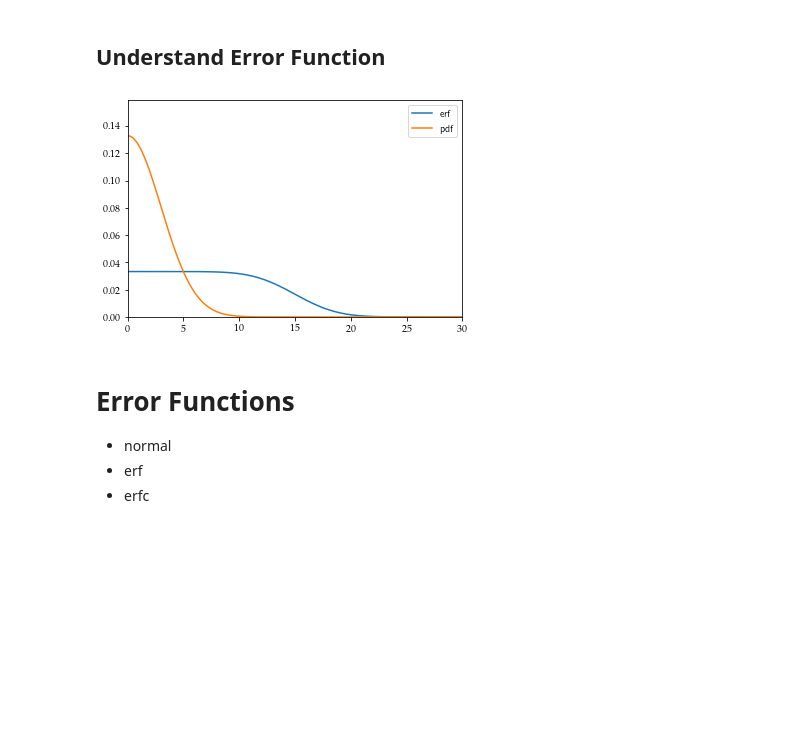
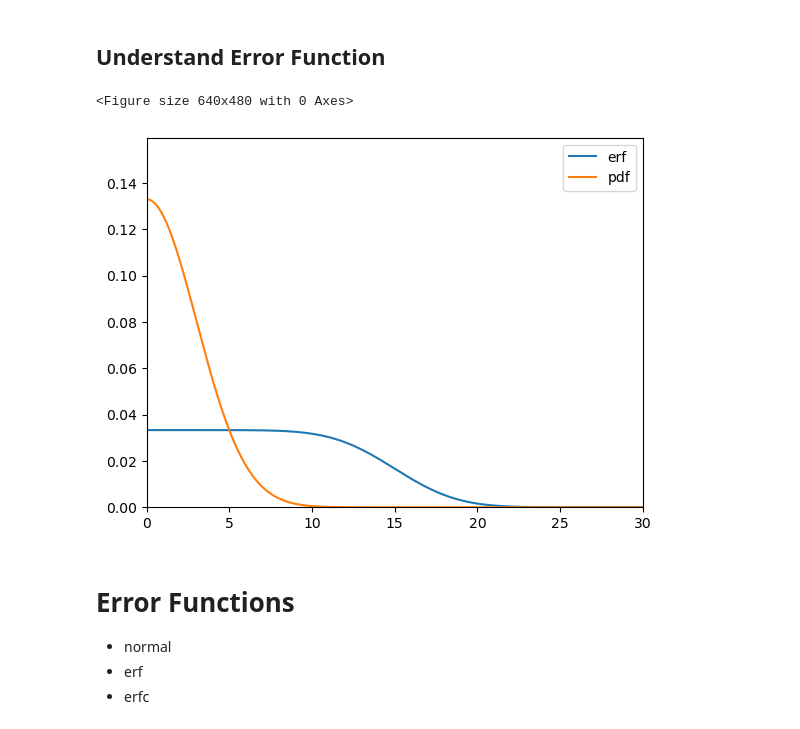
Before and after one commit to Harry45/BHM-nz, a Jupyter notebook: bhm/playground.ipynb, the cells around one changed output. Saved outputs shown, nothing was run; the diff lists cells and outputs as text; code cells hidden in the pictures; blank space fills up the shorter version.

```diff
--- a/bhm/playground.ipynb
+++ b/bhm/playground.ipynb
@@ -11,10 +11,10 @@ import matplotlib.pylab as plt
 import pandas as pd
 from scipy.interpolate import InterpolatedUnivariateSpline, interp1d
 
-plt.rc('text', usetex=True) # - Imperial cluster cannot find Latex
-plt.rc('font',**{'family':'sans-serif','serif':['Palatino']})
-figSize  = (12, 8)
-fontSize = 20
+# plt.rc('text', usetex=True) # - Imperial cluster cannot find Latex
+# plt.rc('font',**{'family':'sans-serif','serif':['Palatino']})
+# figSize  = (12, 8)
+# fontSize = 20
 # %%
 from configuration import get_config
 CONFIG = get_config('KiDS-1000')
@@ -297,0 +405,12 @@ test_mag[condition_1 & condition_2 & condition_3] = 99.0
+# %%
+import scipy.stats as ss
+from scipy.special import erf, erfc, erfcx
+from scipy.stats import norm
+
+def error_function(theory, sigma):
+    lower = min(theory)
+    upper = max(theory)
+    factor_lower = (lower - theory) / (sigma * np.sqrt(2))
+    factor_upper = (upper - theory) / (sigma * np.sqrt(2))
+    erf_func = 0.5 * (erf(factor_upper) - erf(factor_lower))
+    return erf_func
@@ -577,15 +722,16 @@ erf_function = error_function(theory, sigma)
 erf_function /= np.trapz(erf_function, theory)
 # %%
 plt.figure()
-plt.plot(theory, erf_function, label = 'erf')
-plt.plot(theory, pdf, label = 'pdf')
+plt.plot(theory, erf_function, label = r'erf')
+plt.plot(theory, pdf, label = r'pdf')
 plt.xlim(0, nfact*upper)
 plt.ylim(0.0, 1.2*max([max(pdf), max(erf_function)]))
 plt.legend()
 # plt.savefig('/home/harry/Desktop/test_sigma_equal_three.pdf', bbox_inches = 'tight')
 plt.show()
 # %% [output]
+<Figure size 640x480 with 0 Axes>
-[figure, old version]
+[figure, new version]
 # %% [markdown]
 # Error Functions
 - normal
```
Also changed, not shown: parts of 28 cells of this notebook.
